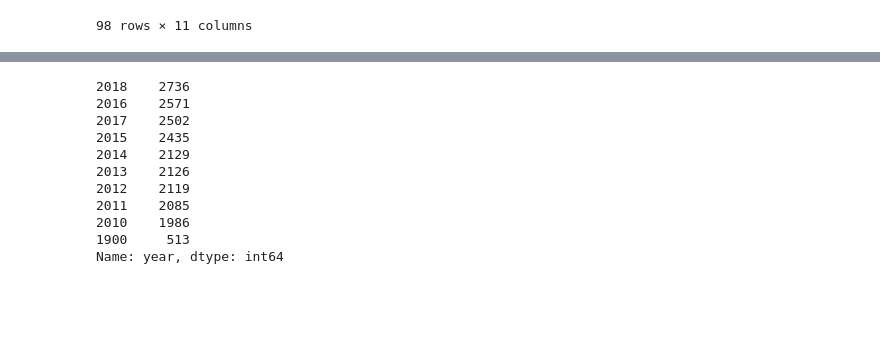
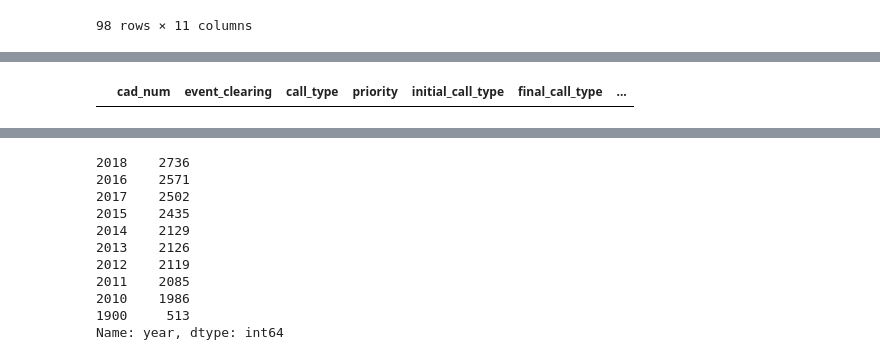
Before and after one commit to teacupwoozy/spd_notebook_archive, a Jupyter notebook: spd_notebook/2010-2018_sexcrimes_violentcrimes.ipynb, the cells around one changed output, grey strips where cells are left out. Saved outputs shown, nothing was run; the diff lists cells and outputs as text; code cells hidden in the pictures; blank space fills up the shorter version.

Commit message:
delete all rows where call was cxl'd

```diff
--- a/spd_notebook/2010-2018_sexcrimes_violentcrimes.ipynb
+++ b/spd_notebook/2010-2018_sexcrimes_violentcrimes.ipynb
@@ -88,3 +88,11 @@ cancelled_calls
 | 20903 | 2018000431443 | RESPONDING UNIT(S) CANCELLED BY R... | 911 | 2 | LEWD - (EXPOSING, FLASHING, URINA... | --SEX OFFENSES (NON-RAPE) - LEWD ... | ... |
 | 21200 | 2018000486548 | RESPONDING UNIT(S) CANCELLED BY R... | 911 | 2 | SEX IN PUBLIC PLACE/VIEW (INCL MA... | --SEX OFFENSES (NON-RAPE) - LEWD ... | ... |
 98 rows × 11 columns
+# %%
+# Delete rows for cxl'd calls
+# my_dataframe = my_dataframe[my_dataframe.employee_name != 'chad')]
+
+data = data[data.event_clearing != 'RESPONDING UNIT(S) CANCELLED BY RADIO']
+data = data[data.event_clearing != 'DUPLICATED OR CANCELLED BY RADIO']
+
+data.head()
@@ -91,3 +106,7 @@ cancelled_calls
+# %%
+data[data.event_clearing.str.contains("CANCELLED")]
+# %% [output]
+|  | cad_num | event_clearing | call_type | priority | initial_call_type | final_call_type | ... |
 # %%
 # Change original_time_queued to datetime
 
```
Also changed, not shown: parts of 1 cell of this notebook.
